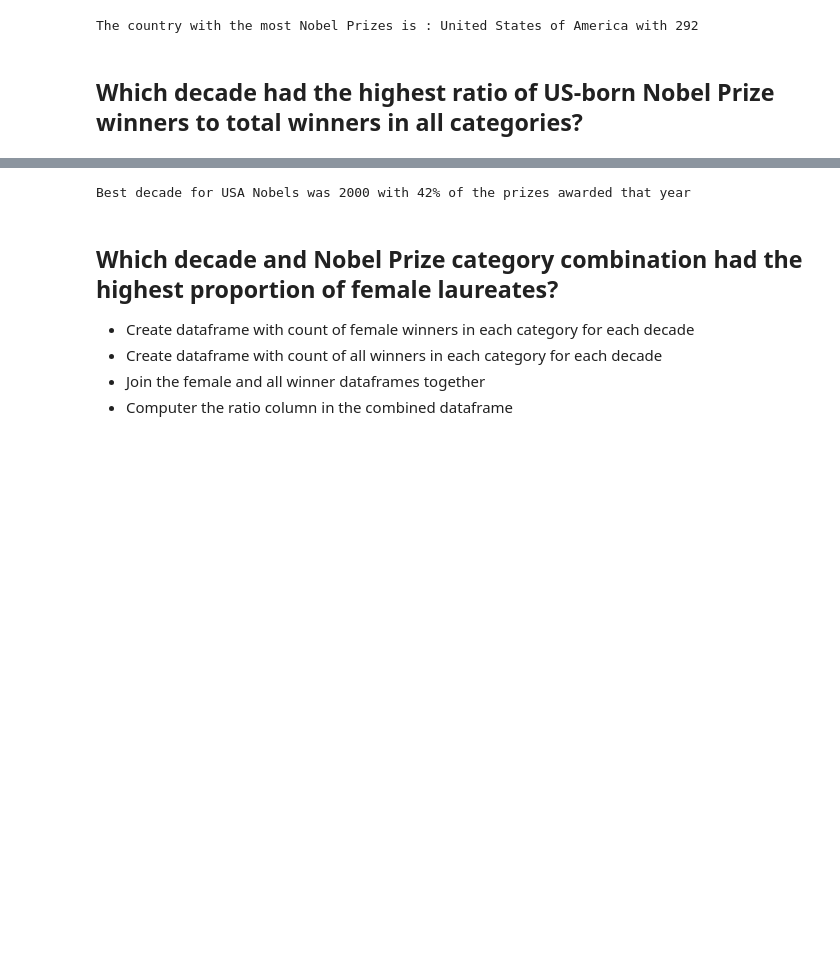
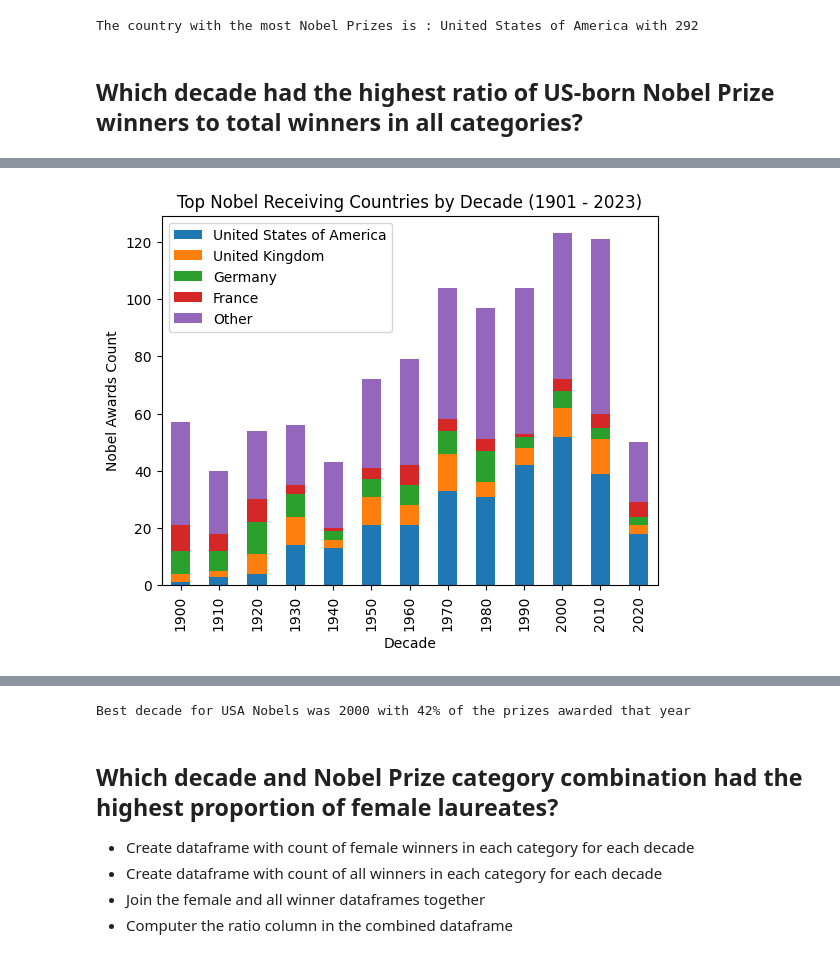
Before and after one commit to MichaelSzczepaniak/DSPortfolio, a Jupyter notebook: Nobel_Winners/NobelWinners.ipynb, the cells around one changed output, grey strips where cells are left out. Saved outputs shown, nothing was run; the diff lists cells and outputs as text; code cells hidden in the pictures; blank space fills up the shorter version.

```diff
--- a/Nobel_Winners/NobelWinners.ipynb
+++ b/Nobel_Winners/NobelWinners.ipynb
@@ -146,0 +151,8 @@ Shape of df_over_time: (1000, 5)
+# %%
+df_top_countries = pd.crosstab(df_over_time['decade'], df_over_time['top_country']).reset_index()
+df_top_countries.columns.name = None
+# reorder the columns
+df_top_countries = df_top_countries[['decade', 'United States of America',
+                                     'United Kingdom', 'Germany', 'France', 'Other']]
+df_top_countries.set_index('decade', inplace=True)
+df_top_countries.head()
@@ -146,0 +167,6 @@ Shape of df_over_time: (1000, 5)
+# %%
+df_top_countries.plot(kind='bar', stacked=True, title="Top Nobel Receiving Countries by Decade (1901 - 2023)",
+                      xlabel="Decade", ylabel="Nobel Awards Count")
+plt.show()
+# %% [output]
+[figure, added]
```
Also changed, not shown: parts of 7 cells of this notebook.
